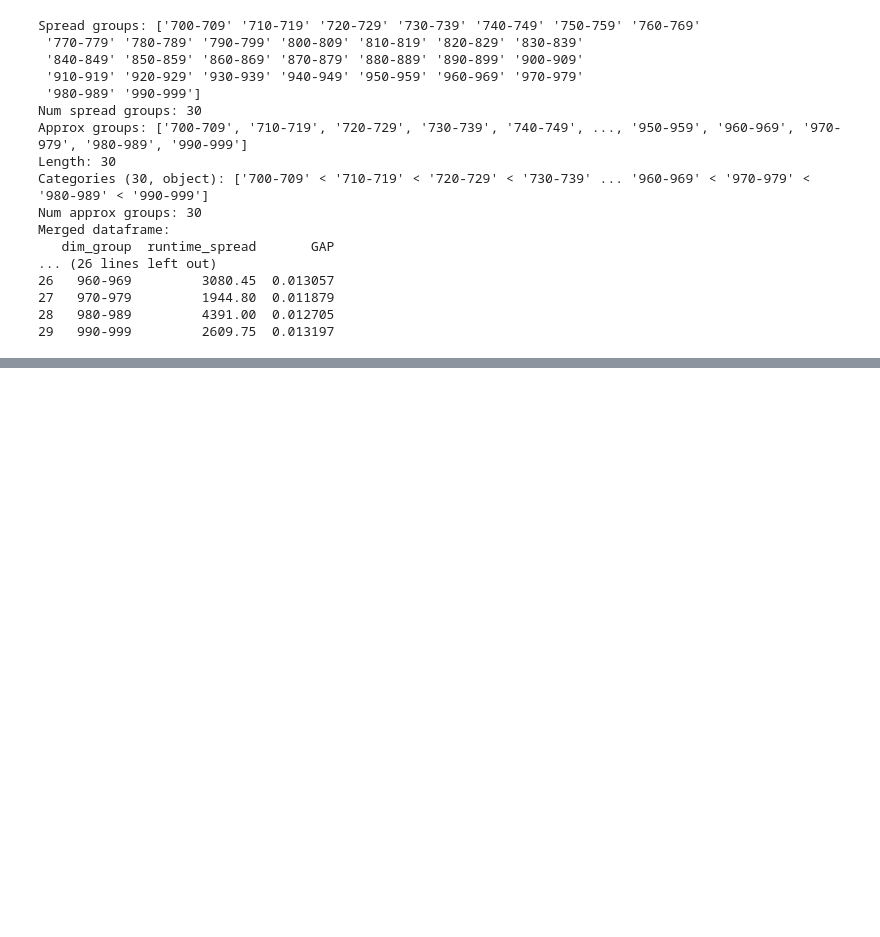
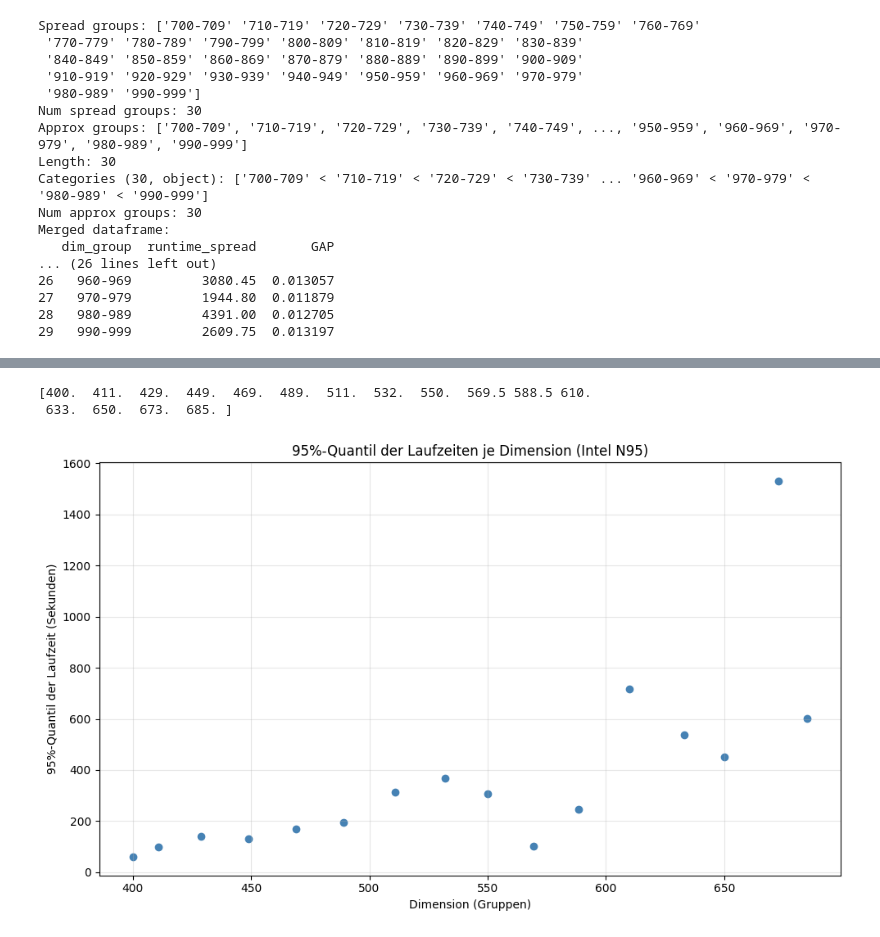
Before and after one commit to Linelle-7/TSP-Benchmark-Analysis, a Jupyter notebook: DatenAnalyse_fuer_TSP.ipynb, the cells around one changed output, grey strips where cells are left out. Cells and saved outputs as stored; diff of their text form; code cells hidden in the pictures; blank space fills up the shorter version.

```diff
--- a/DatenAnalyse_fuer_TSP.ipynb
+++ b/DatenAnalyse_fuer_TSP.ipynb
@@ -992,0 +1557,18 @@ JSON gespeichert: tsp10000.json
+# %%
+# 95%-Quantil der Laufzeiten je Dimension berechnen
+bins= np.arange(300, 700, 20)
+labels = [f"{b}-{b+19}" for b in bins]
+
+df_R400_700_2["dim_group"] = pd.cut( df_R400_700_2["dimension"],bins=np.append(bins, 1000),labels=labels,include_lowest=True)
+
+quantiles400_700 = df_R400_700_2.groupby("dim_group", observed=True)["runtime"].quantile(0.95).dropna()
+# %%
+# Median der Laufzeiten je Dimension berechnen und zum DataFrame hinzufügen
+df_R400_700_2= df_R400_700_2.sort_values(by="dimension", ascending=True)
+
+df_R400_700_2["median_dimm"] = (
+  df_R400_700_2.groupby("dim_group", observed=True)["dimension"]
+          .transform("median")
+)
+
+print( df_R400_700_2)
@@ -992,0 +1590,23 @@ JSON gespeichert: tsp10000.json
+# %%
+
+df_representatives_R400_700 = df_R400_700_2["median_dimm"].unique()
+print(df_representatives_R400_700)
+# %% [output]
+[400.  411.  429.  449.  469.  489.  511.  532.  550.  569.5 588.5 610.
+ 633.  650.  673.  685. ]
+# %%
+#Repräsentative Dimensionen pro einmal lesen
+X400_700=[x for x in df_representatives_R400_700]
+# Plot 95% quantile vs dimension
+plt.figure(figsize=(10, 6))
+plt.scatter(X400_700, quantiles400_700.values, marker="o", linestyle="-", color="steelblue")
+
+plt.xlabel("Dimension (Gruppen)")
+plt.ylabel("95%-Quantil der Laufzeit (Sekunden)")
+plt.title("95%-Quantil der Laufzeiten je Dimension (Intel N95)")
+plt.grid(True, alpha=0.3)
+plt.tight_layout()
+#plt.savefig("quantile_95_plot.2.png")
+plt.show()
+# %% [output]
+[figure, added]
```
Also changed, not shown: parts of 47 cells of this notebook, 23 other files.
